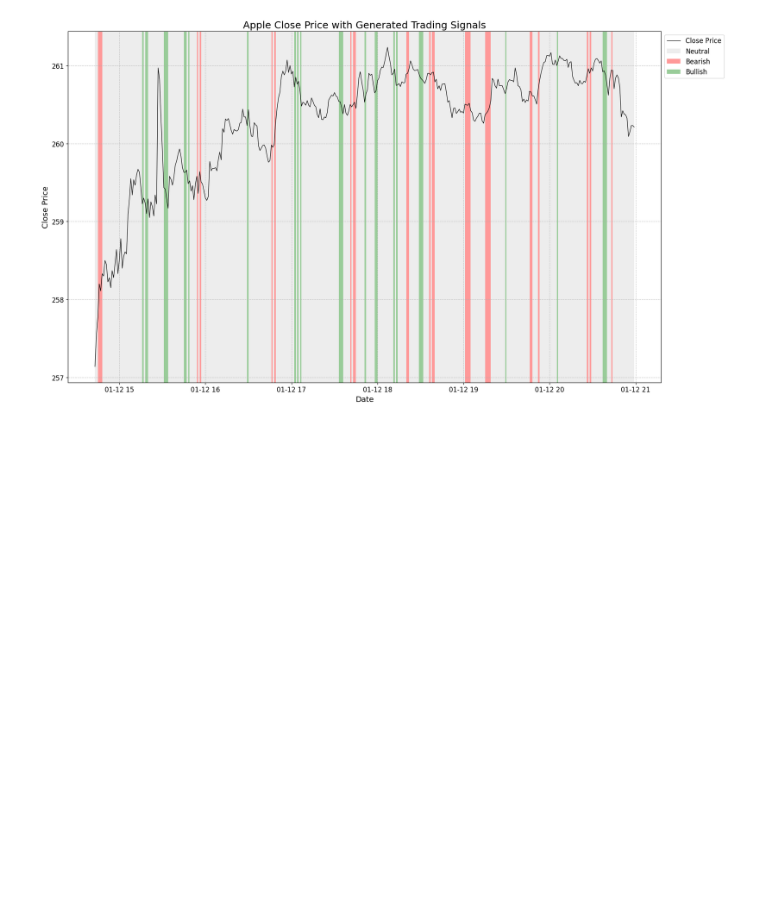
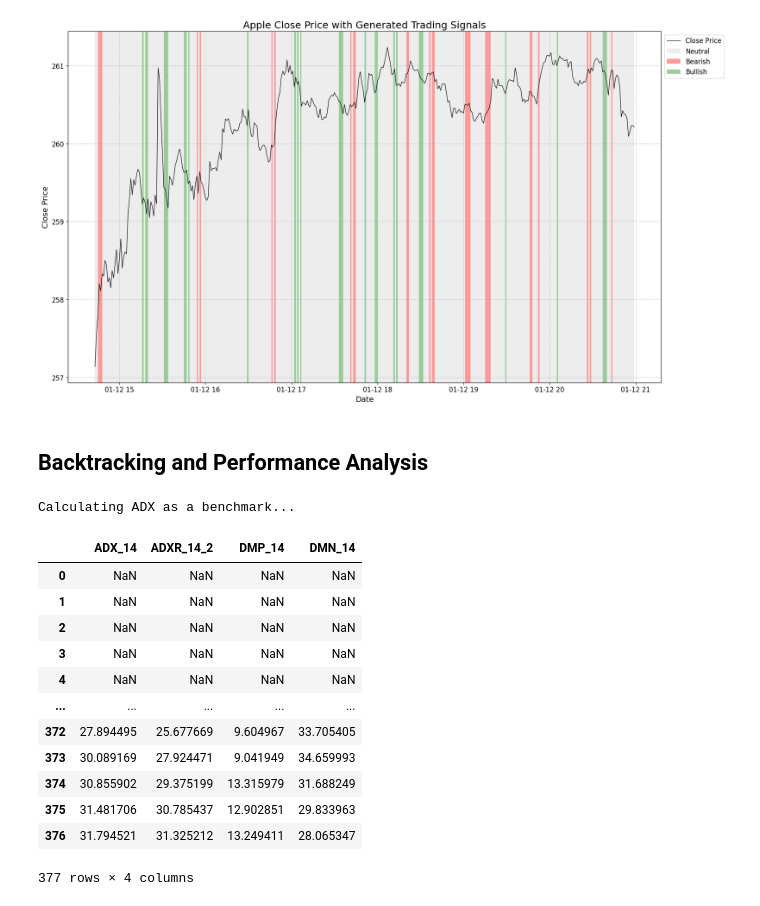
Before and after one commit to regional-specter/Trading-Bot-Algo, a Jupyter notebook: layers/layer2_signal.ipynb, the cells around one changed output. Saved outputs shown, nothing was run; the diff lists cells and outputs as text; code cells hidden in the pictures; blank space fills up the shorter version.

Commit message:
Added backtracking and performance analysis (uncomplete)

```diff
--- a/layers/layer2_signal.ipynb
+++ b/layers/layer2_signal.ipynb
@@ -198,3 +199,23 @@ Latest data with regimes and signals:
 375 2026-01-12 20:58:00+00:00  260.230011  Downtrend - Impulse  Neutral
 376 2026-01-12 20:59:00+00:00  260.209991  Downtrend - Impulse  Neutral
 [figure]
+# %% [markdown]
+## **Backtracking and Performance Analysis**
+# %%
+print("Calculating ADX as a benchmark...")
+market_data_df.ta.adx(append=True)
+# %% [output]
+Calculating ADX as a benchmark...
+|  | ADX_14 | ADXR_14_2 | DMP_14 | DMN_14 |
+| 0 | NaN | NaN | NaN | NaN |
+| 1 | NaN | NaN | NaN | NaN |
+| 2 | NaN | NaN | NaN | NaN |
+| 3 | NaN | NaN | NaN | NaN |
+| 4 | NaN | NaN | NaN | NaN |
+| ... | ... | ... | ... | ... |
+| 372 | 27.894495 | 25.677669 | 9.604967 | 33.705405 |
+| 373 | 30.089169 | 27.924471 | 9.041949 | 34.659993 |
+| 374 | 30.855902 | 29.375199 | 13.315979 | 31.688249 |
+| 375 | 31.481706 | 30.785437 | 12.902851 | 29.833963 |
+| 376 | 31.794521 | 31.325212 | 13.249411 | 28.065347 |
+377 rows × 4 columns
```
Also changed, not shown: parts of 4 cells of this notebook.
